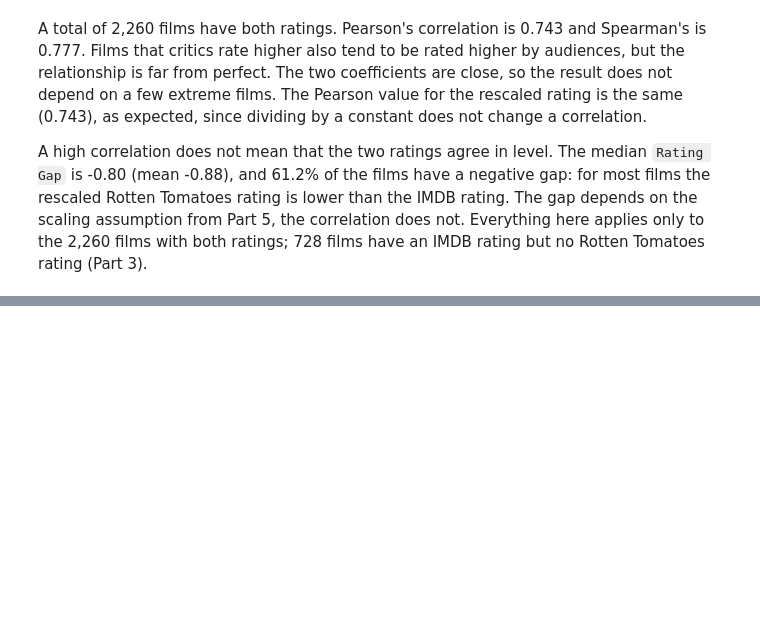
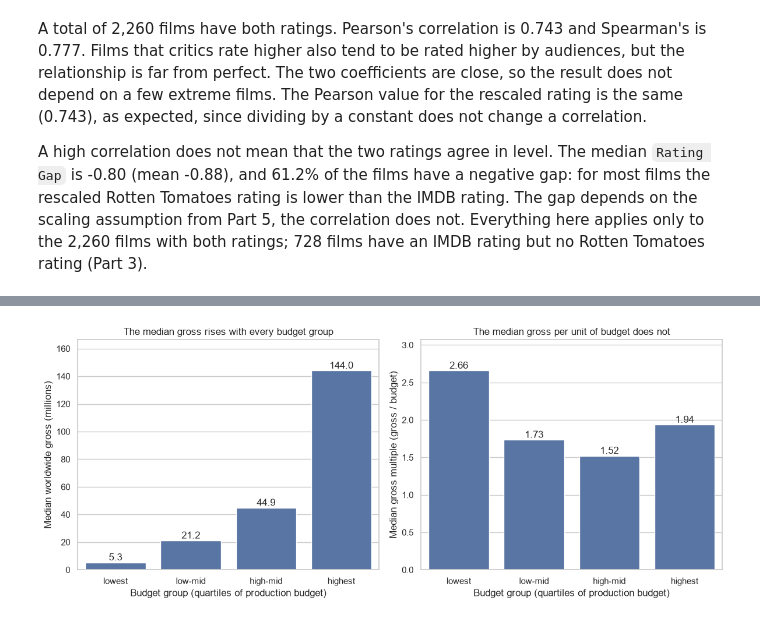
Before and after one commit to VictorSago/Lexicon-Labs, a Jupyter notebook: DA-Project/moviesdata.ipynb, the cells around one changed output, grey strips where cells are left out. Drawn from its saved outputs; the diff is of its cells as text; code cells hidden in the pictures; blank space fills up the shorter version.

```diff
--- a/DA-Project/moviesdata.ipynb
+++ b/DA-Project/moviesdata.ipynb
@@ -1000,0 +1053,27 @@ A high correlation does not mean that the two ratings agree in level. The median
+# %%
+# `by_budget` has the budget group as its index; reset_index() turns it into a normal column, so seaborn can use it as x
+plot_budget = by_budget.reset_index()
+# New column showing median gross in millions, so that the axis and the bar labels show 5.3 and not 5,335,137.5
+plot_budget["median_gross_millions"] = plot_budget["median_gross"] / 1e6
+
+fig, axes = plt.subplots(1, 2, figsize=(12, 5))
+
+sns.barplot(data=plot_budget, x="Budget Group", y="median_gross_millions", ax=axes[0])
+sns.barplot(data=plot_budget, x="Budget Group", y="median_multiple", ax=axes[1])
+
+axes[0].set_title("The median gross rises with every budget group")
+axes[0].set_ylabel("Median worldwide gross (millions)")
+axes[1].set_title("The median gross per unit of budget does not")
+axes[1].set_ylabel("Median gross multiple (gross / budget)")
+
+axes[0].bar_label(axes[0].containers[0], fmt="%.1f")
+axes[1].bar_label(axes[1].containers[0], fmt="%.2f")
+
+for ax in axes:
+    ax.set_xlabel("Budget group (quartiles of production budget)")
+    ax.set_ylim(0, ax.get_ylim()[1] * 1.1)      # room for the value labels above the bars
+
+plt.tight_layout()
+plt.show()
+# %% [output]
+[figure, added]
```
Also changed, not shown: parts of 17 cells of this notebook.
